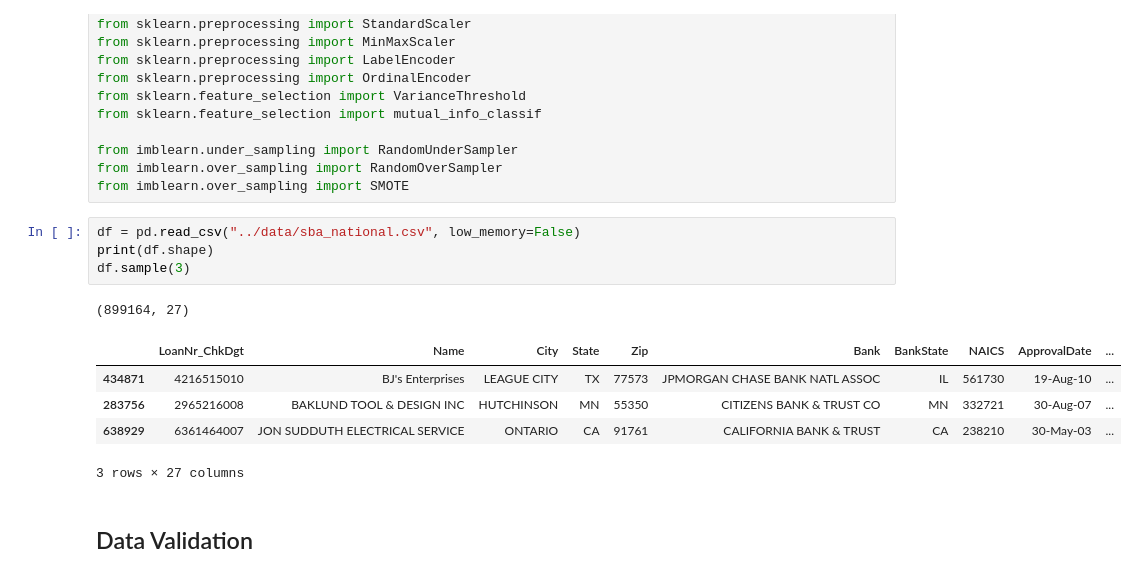
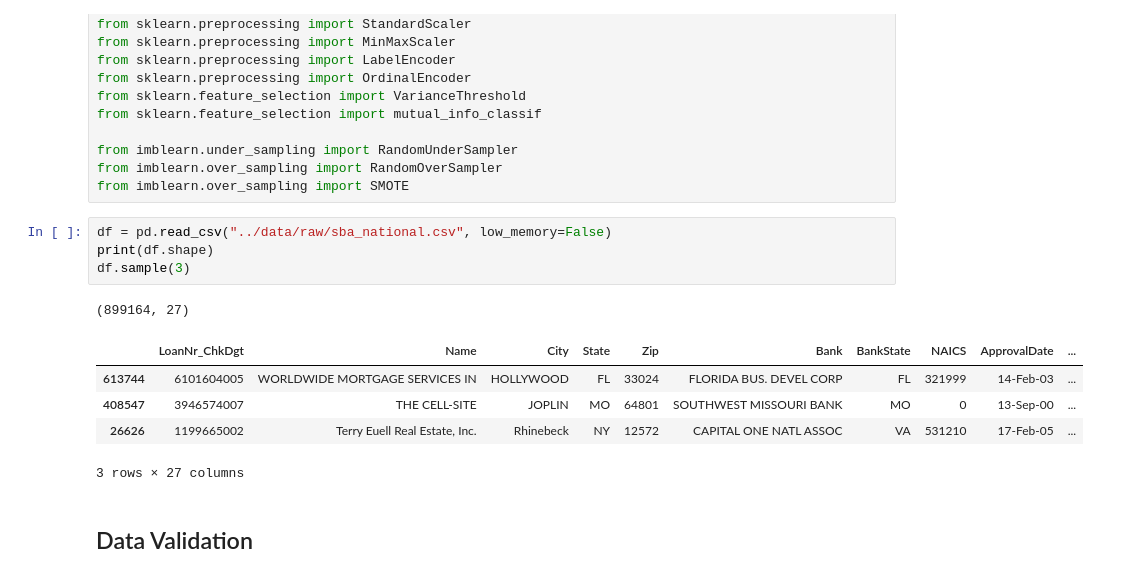
Before and after one commit to Ly-Ax/TFMasterIA, a Jupyter notebook: notebooks/preprocessing.ipynb, the cells around one changed output. Drawn from its saved outputs; the diff is of its cells as text.

```diff
--- a/notebooks/preprocessing.ipynb
+++ b/notebooks/preprocessing.ipynb
@@ -20,15 +20,15 @@ from imblearn.under_sampling import RandomUnderSampler
 from imblearn.over_sampling import RandomOverSampler
 from imblearn.over_sampling import SMOTE
 # %%
-df = pd.read_csv("../data/sba_national.csv", low_memory=False)
+df = pd.read_csv("../data/raw/sba_national.csv", low_memory=False)
 print(df.shape)
 df.sample(3)
 # %% [output]
 (899164, 27)
 |  | LoanNr_ChkDgt | Name | City | State | Zip | Bank | BankState | NAICS | ApprovalDate | ... |
-| 434871 | 4216515010 | BJ's Enterprises | LEAGUE CITY | TX | 77573 | JPMORGAN CHASE BANK NATL ASSOC | IL | 561730 | 19-Aug-10 | ... |
-| 283756 | 2965216008 | BAKLUND TOOL & DESIGN INC | HUTCHINSON | MN | 55350 | CITIZENS BANK & TRUST CO | MN | 332721 | 30-Aug-07 | ... |
-| 638929 | 6361464007 | JON SUDDUTH ELECTRICAL SERVICE | ONTARIO | CA | 91761 | CALIFORNIA BANK & TRUST | CA | 238210 | 30-May-03 | ... |
+| 613744 | 6101604005 | WORLDWIDE MORTGAGE SERVICES IN | HOLLYWOOD | FL | 33024 | FLORIDA BUS. DEVEL CORP | FL | 321999 | 14-Feb-03 | ... |
+| 408547 | 3946574007 | THE CELL-SITE | JOPLIN | MO | 64801 | SOUTHWEST MISSOURI BANK | MO | 0 | 13-Sep-00 | ... |
+| 26626 | 1199665002 | Terry Euell Real Estate, Inc. | Rhinebeck | NY | 12572 | CAPITAL ONE NATL ASSOC | VA | 531210 | 17-Feb-05 | ... |
 3 rows × 27 columns
 # %% [markdown]
 ## Data Validation
```
Also changed, not shown: parts of 59 cells of this notebook, 19 other files.
